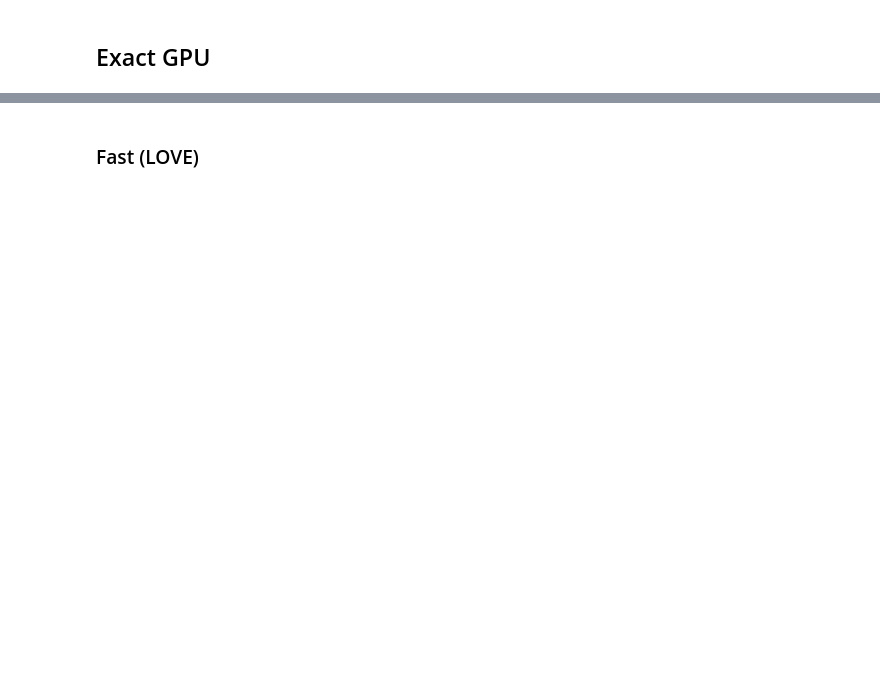
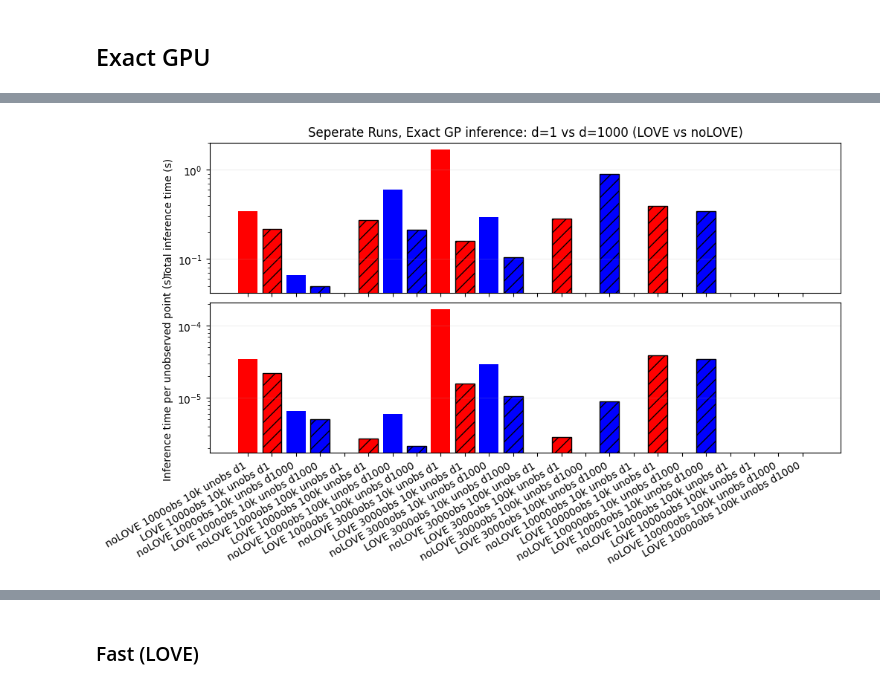
Before and after one commit to D3Mlab/nl-pe, a Jupyter notebook: notebooks/plots/gp_inf_times.ipynb, the cells around one changed output, grey strips where cells are left out. Drawn from its saved outputs; the diff is of its cells as text; code cells hidden in the pictures; blank space fills up the shorter version.

```diff
--- a/notebooks/plots/gp_inf_times.ipynb
+++ b/notebooks/plots/gp_inf_times.ipynb
@@ -18,0 +142,92 @@ from nl_pe.ploting.times import plot_gp_inf_times_bar
+# %%
+#seperate runs, love vs no love, d1 vs d1000
+
+method_paths = [
+    # 1000 obs, 10k unobs
+    "trials/gps/exact/inference_only_speed/no_fast/gpu/1000obs/10000unobs/d1",
+    "trials/gps/exact/inference_only_speed/fast/gpu/1000obs/10000unobs/d1",
+    "trials/gps/exact/inference_only_speed/no_fast/gpu/dim_study/1000obs/10000unobs/d1000",
+    "trials/gps/exact/inference_only_speed/fast/gpu/dim_study/1000obs/10000unobs/d1000",
+
+    # 1000 obs, 100k unobs
+    "trials/gps/exact/inference_only_speed/no_fast/gpu/1000obs/100000unobs/d1",
+    "trials/gps/exact/inference_only_speed/fast/gpu/1000obs/100000unobs/d1",
+    "trials/gps/exact/inference_only_speed/no_fast/gpu/dim_study/1000obs/100000unobs/d1000",
+    "trials/gps/exact/inference_only_speed/fast/gpu/dim_study/1000obs/100000unobs/d1000",
+
+    # 3000 obs, 10k unobs
+    "trials/gps/exact/inference_only_speed/no_fast/gpu/3000obs/10000unobs/d1",
+    "trials/gps/exact/inference_only_speed/fast/gpu/3000obs/10000unobs/d1",
+    "trials/gps/exact/inference_only_speed/no_fast/gpu/dim_study/3000obs/10000unobs/d1000",
+    "trials/gps/exact/inference_only_speed/fast/gpu/dim_study/3000obs/10000unobs/d1000",
+
+    # 3000 obs, 100k unobs
+    "trials/gps/exact/inference_only_speed/no_fast/gpu/3000obs/100000unobs/d1",
+    "trials/gps/exact/inference_only_speed/fast/gpu/3000obs/100000unobs/d1",
+    "trials/gps/exact/inference_only_speed/no_fast/gpu/dim_study/3000obs/100000unobs/d1000",
+    "trials/gps/exact/inference_only_speed/fast/gpu/dim_study/3000obs/100000unobs/d1000",
+
+    # 10000 obs, 10k unobs
+    "trials/gps/exact/inference_only_speed/no_fast/gpu/10000obs/10000unobs/d1",
+    "trials/gps/exact/inference_only_speed/fast/gpu/10000obs/10000unobs/d1",
+    "trials/gps/exact/inference_only_speed/no_fast/gpu/dim_study/10000obs/10000unobs/d1000",
+    "trials/gps/exact/inference_only_speed/fast/gpu/dim_study/10000obs/10000unobs/d1000",
+
+    # 10000 obs, 100k unobs
+    "trials/gps/exact/inference_only_speed/no_fast/gpu/10000obs/100000unobs/d1",
+    "trials/gps/exact/inference_only_speed/fast/gpu/10000obs/100000unobs/d1",
+    "trials/gps/exact/inference_only_speed/no_fast/gpu/dim_study/10000obs/100000unobs/d1000",
+    "trials/gps/exact/inference_only_speed/fast/gpu/dim_study/10000obs/100000unobs/d1000",
+]
+
+
+method_names = [
+    "noLOVE 1000obs 10k unobs d1",
+    "LOVE 1000obs 10k unobs d1",
+    "noLOVE 1000obs 10k unobs d1000",
+    "LOVE 1000obs 10k unobs d1000",
+
+    "noLOVE 1000obs 100k unobs d1",
+    "LOVE 1000obs 100k unobs d1",
+    "noLOVE 1000obs 100k unobs d1000",
+    "LOVE 1000obs 100k unobs d1000",
+
+    "noLOVE 3000obs 10k unobs d1",
+    "LOVE 3000obs 10k unobs d1",
+    "noLOVE 3000obs 10k unobs d1000",
+    "LOVE 3000obs 10k unobs d1000",
+
+    "noLOVE 3000obs 100k unobs d1",
+    "LOVE 3000obs 100k unobs d1",
+    "noLOVE 3000obs 100k unobs d1000",
+    "LOVE 3000obs 100k unobs d1000",
+
+    "noLOVE 10000obs 10k unobs d1",
+    "LOVE 10000obs 10k unobs d1",
+    "noLOVE 10000obs 10k unobs d1000",
+    "LOVE 10000obs 10k unobs d1000",
+
+    "noLOVE 10000obs 100k unobs d1",
+    "LOVE 10000obs 100k unobs d1",
+    "noLOVE 10000obs 100k unobs d1000",
+    "LOVE 10000obs 100k unobs d1000",
+]
+
+
+bar_styles = [
+    {"color": "red"},                                   # d1 noLOVE
+    {"color": "red",  "hatch": "//", "edgecolor": "black"},  # d1 LOVE
+    {"color": "blue"},                                  # d1000 noLOVE
+    {"color": "blue", "hatch": "//", "edgecolor": "black"}, # d1000 LOVE
+] * 6
+
+
+plot_gp_inf_times_bar(
+    method_paths=method_paths,
+    method_names=method_names,
+    styles=bar_styles,
+    title="Seperate Runs, Exact GP inference: d=1 vs d=1000 (LOVE vs noLOVE)",
+    log=True,
+)
+# %% [output]
+[figure, added]
```
Also changed, not shown: parts of 7 cells of this notebook, 1 other file.
